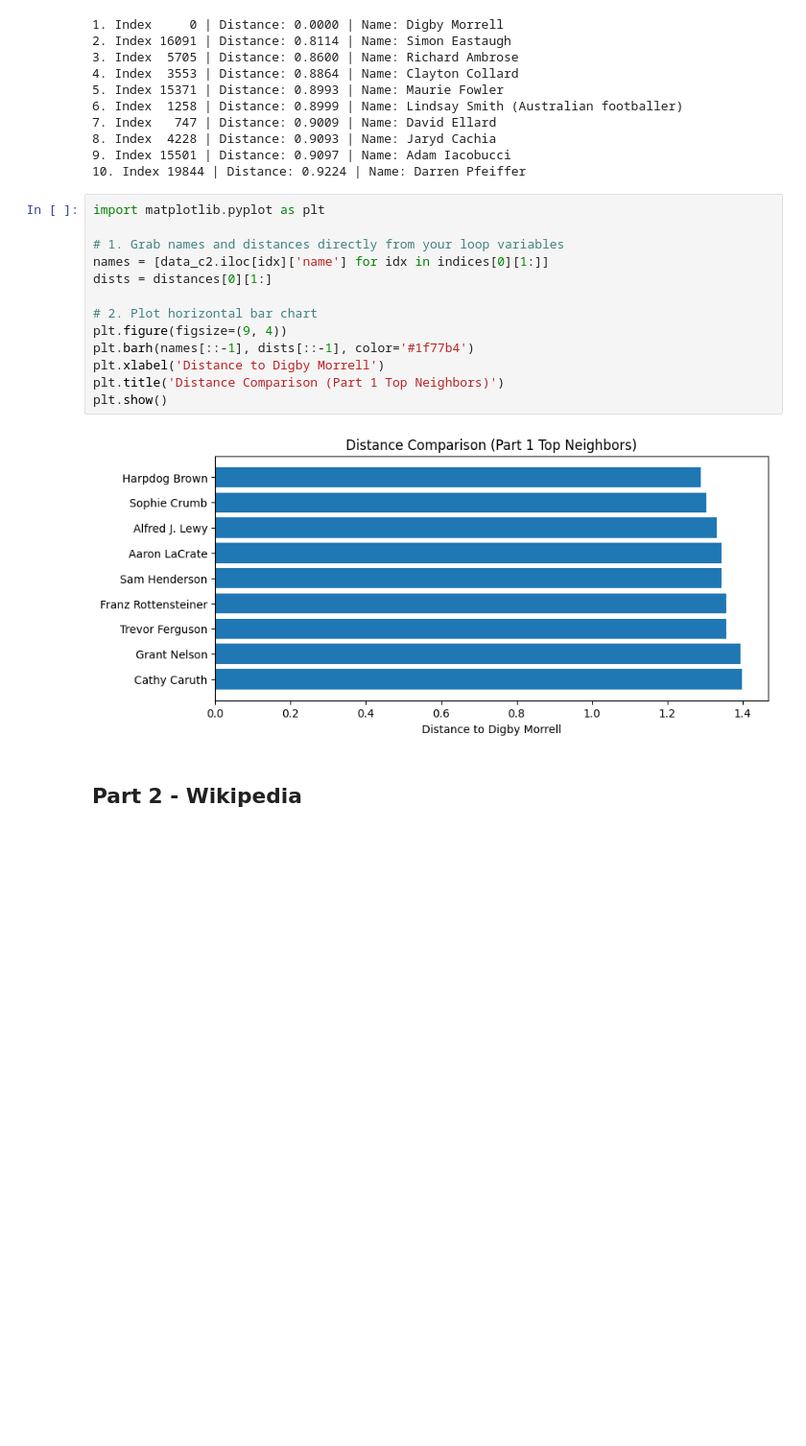
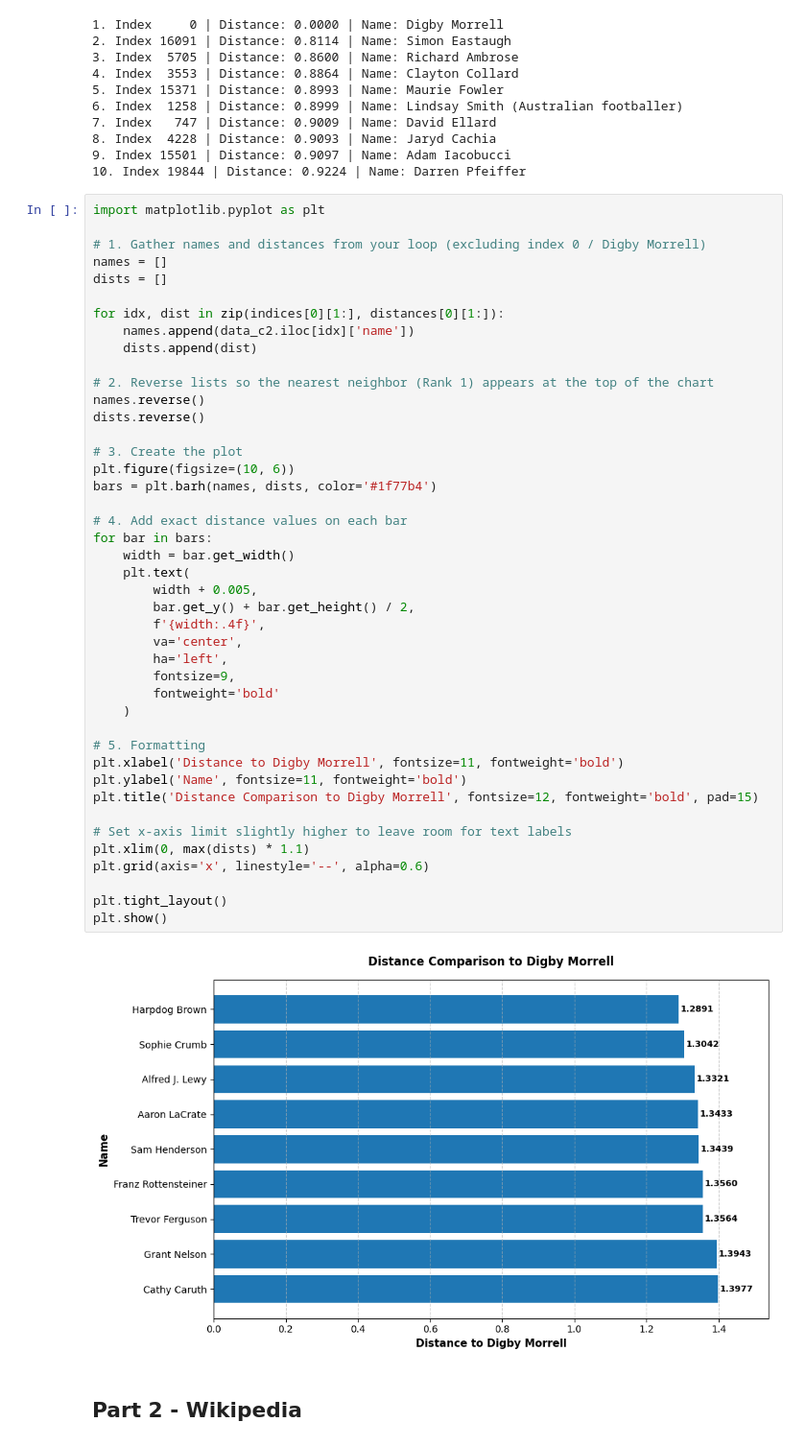
Before and after one commit to JuanReyesAn/Data-Science-Portfolio-C21, a Jupyter notebook: Projects/Project-5/NLP.Description.for.Students.ipynb, the cells around one changed output. Shown at 96% size. Drawn from its saved outputs; the diff is of its cells as text; blank space fills up the shorter version.

```diff
--- a/Projects/Project-5/NLP.Description.for.Students.ipynb
+++ b/Projects/Project-5/NLP.Description.for.Students.ipynb
@@ -560,21 +558,51 @@ for rank, (idx, dist) in enumerate(zip(indices[0], distances[0]), start=1):
 8. Index  4228 | Distance: 0.9093 | Name: Jaryd Cachia
 9. Index 15501 | Distance: 0.9097 | Name: Adam Iacobucci
 10. Index 19844 | Distance: 0.9224 | Name: Darren Pfeiffer
-# %%
-import matplotlib.pyplot as plt
-
-# 1. Grab names and distances directly from your loop variables
-names = [data_c2.iloc[idx]['name'] for idx in indices[0][1:]]
-dists = distances[0][1:]
-
-# 2. Plot horizontal bar chart
-plt.figure(figsize=(9, 4))
-plt.barh(names[::-1], dists[::-1], color='#1f77b4')
-plt.xlabel('Distance to Digby Morrell')
-plt.title('Distance Comparison (Part 1 Top Neighbors)')
-plt.show()
-# %% [output]
-[figure, removed]
+# %%
+import matplotlib.pyplot as plt
+
+# 1. Gather names and distances from your loop (excluding index 0 / Digby Morrell)
+names = []
+dists = []
+
+for idx, dist in zip(indices[0][1:], distances[0][1:]):
+    names.append(data_c2.iloc[idx]['name'])
+    dists.append(dist)
+
+# 2. Reverse lists so the nearest neighbor (Rank 1) appears at the top of the chart
+names.reverse()
+dists.reverse()
+
+# 3. Create the plot
+plt.figure(figsize=(10, 6))
+bars = plt.barh(names, dists, color='#1f77b4')
+
+# 4. Add exact distance values on each bar
+for bar in bars:
+    width = bar.get_width()
+    plt.text(
+        width + 0.005,
+        bar.get_y() + bar.get_height() / 2,
+        f'{width:.4f}',
+        va='center',
+        ha='left',
+        fontsize=9,
+        fontweight='bold'
+    )
+
+# 5. Formatting
+plt.xlabel('Distance to Digby Morrell', fontsize=11, fontweight='bold')
+plt.ylabel('Name', fontsize=11, fontweight='bold')
+plt.title('Distance Comparison to Digby Morrell', fontsize=12, fontweight='bold', pad=15)
+
+# Set x-axis limit slightly higher to leave room for text labels
+plt.xlim(0, max(dists) * 1.1)
+plt.grid(axis='x', linestyle='--', alpha=0.6)
+
+plt.tight_layout()
+plt.show()
+# %% [output]
+[figure, added]
 # %% [markdown]
 ## Part 2 - Wikipedia
 # %%
```
Also changed, not shown: parts of 8 cells of this notebook.
